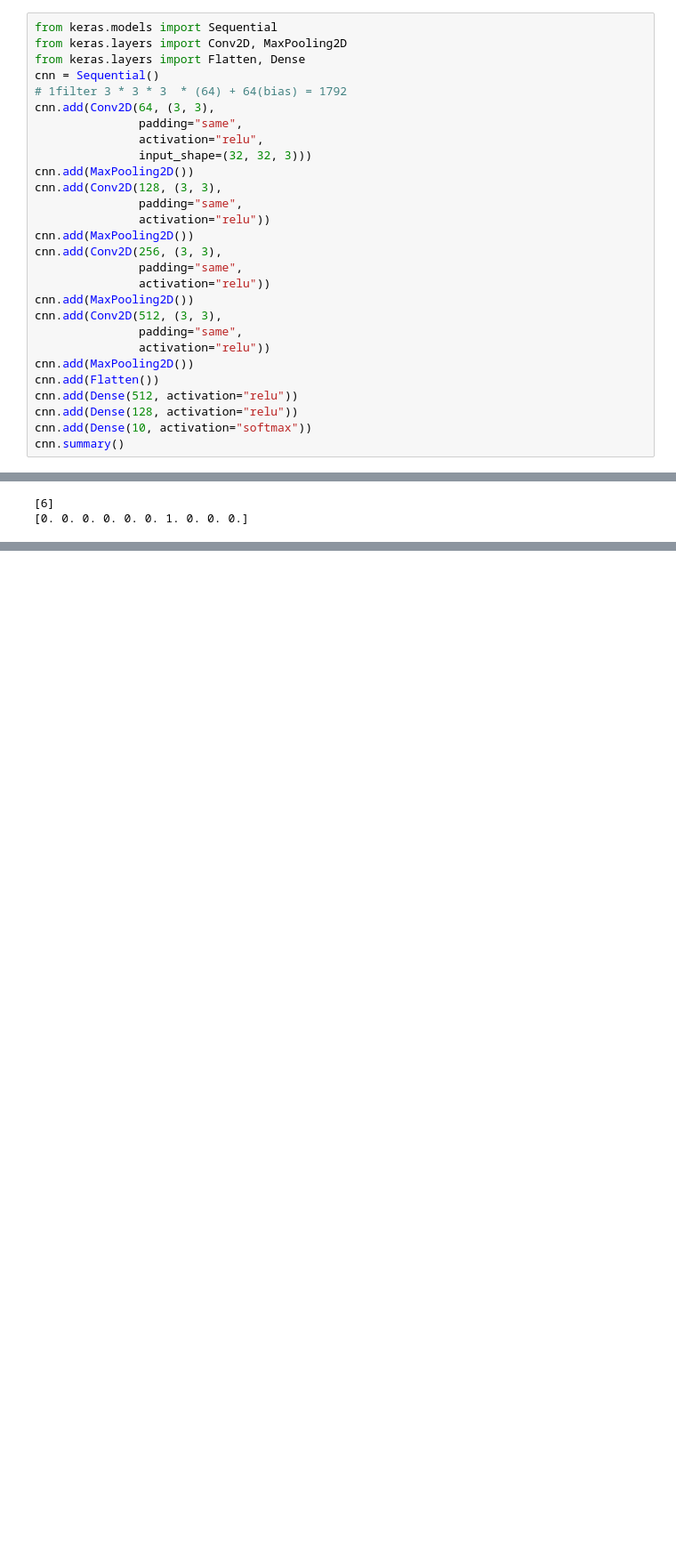
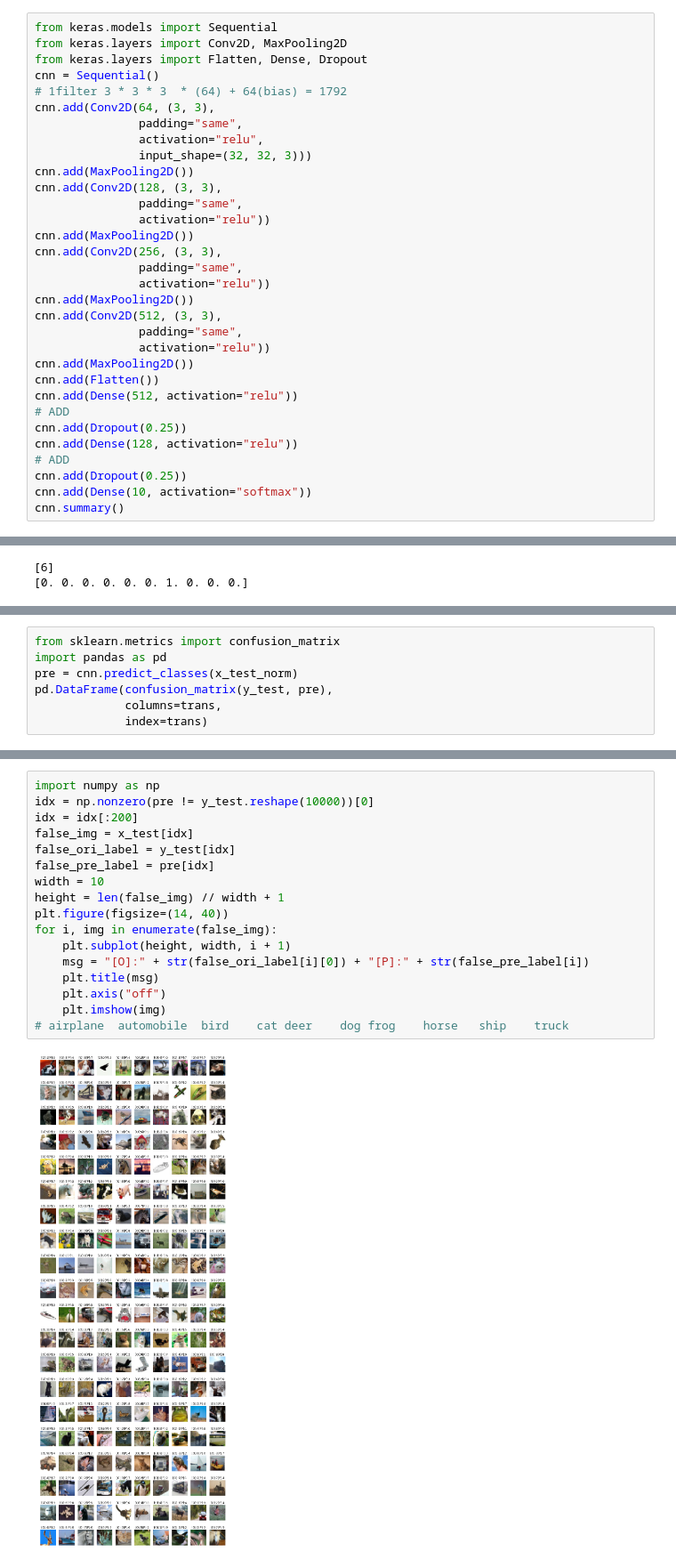
Before and after one commit to Elwing-Chou/MLMCUT, a Jupyter notebook: cnn.ipynb, the cells around one changed output, grey strips where cells are left out. Shown at 89% size. Drawn from its saved outputs; the diff is of its cells as text; blank space fills up the shorter version.

```diff
--- a/cnn.ipynb
+++ b/cnn.ipynb
@@ -27,7 +27,7 @@ ship
 # %%
 from keras.models import Sequential
 from keras.layers import Conv2D, MaxPooling2D
-from keras.layers import Flatten, Dense
+from keras.layers import Flatten, Dense, Dropout
 cnn = Sequential()
 # 1filter 3 * 3 * 3  * (64) + 64(bias) = 1792
 cnn.add(Conv2D(64, (3, 3),
@@ -49,7 +49,11 @@ cnn.add(Conv2D(512, (3, 3),
 cnn.add(MaxPooling2D())
 cnn.add(Flatten())
 cnn.add(Dense(512, activation="relu"))
+# ADD
+cnn.add(Dropout(0.25))
 cnn.add(Dense(128, activation="relu"))
+# ADD
+cnn.add(Dropout(0.25))
 cnn.add(Dense(10, activation="softmax"))
 cnn.summary()
 # %% [output]
@@ -137,0 +147,7 @@ cnn.evaluate(x_test_norm, y_test_cat)
+# %%
+from sklearn.metrics import confusion_matrix
+import pandas as pd
+pre = cnn.predict_classes(x_test_norm)
+pd.DataFrame(confusion_matrix(y_test, pre),
+             columns=trans,
+             index=trans)
@@ -137,0 +170,19 @@ cnn.evaluate(x_test_norm, y_test_cat)
+# %%
+import numpy as np
+idx = np.nonzero(pre != y_test.reshape(10000))[0]
+idx = idx[:200]
+false_img = x_test[idx]
+false_ori_label = y_test[idx]
+false_pre_label = pre[idx]
+width = 10
+height = len(false_img) // width + 1
+plt.figure(figsize=(14, 40))
+for i, img in enumerate(false_img):
+    plt.subplot(height, width, i + 1)
+    msg = "[O]:" + str(false_ori_label[i][0]) + "[P]:" + str(false_pre_label[i])
+    plt.title(msg)
+    plt.axis("off")
+    plt.imshow(img)
+# airplane	automobile	bird	cat	deer	dog	frog	horse	ship	truck
+# %% [output]
+[figure, added]
```
Also changed, not shown: parts of 10 cells of this notebook.
